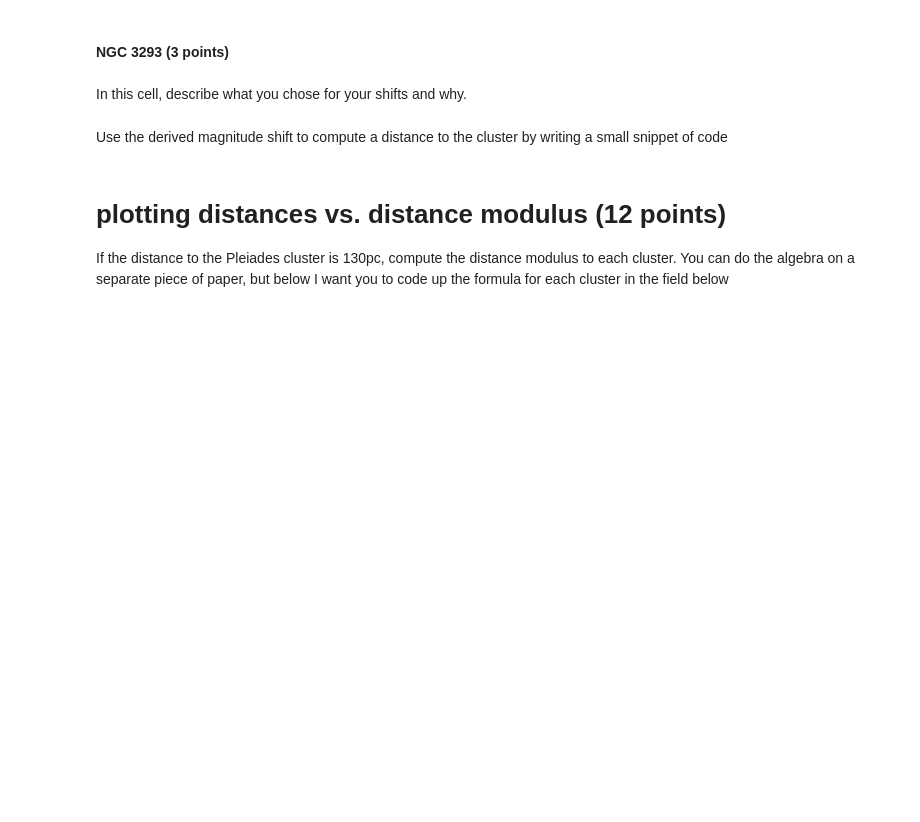
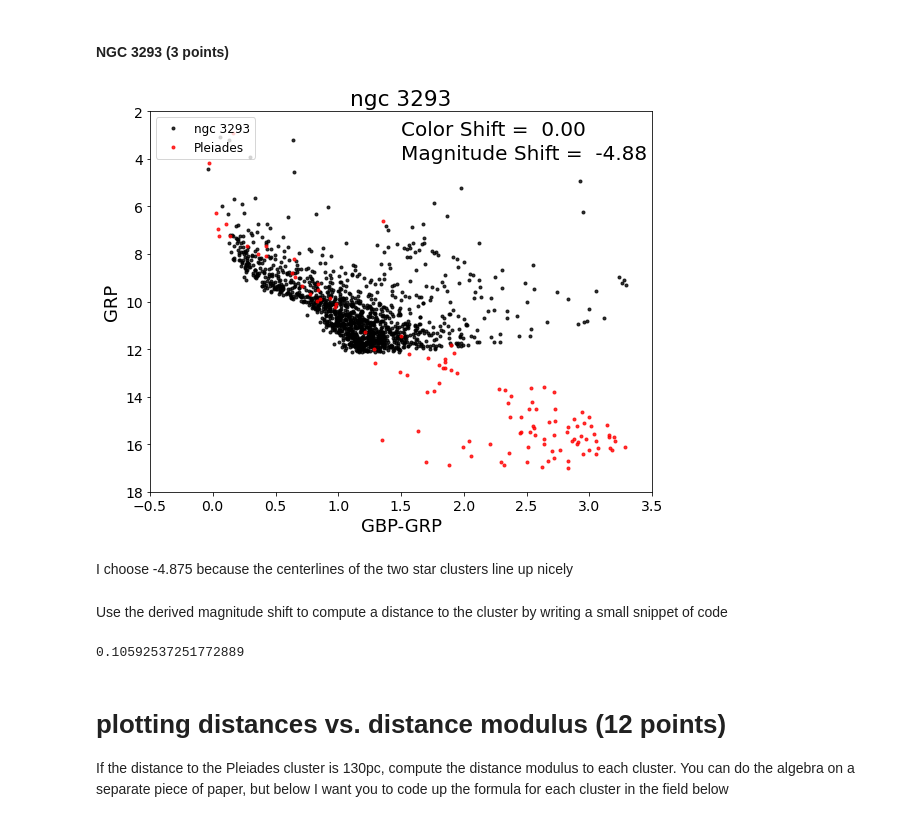
Before and after one commit to weslumundo/CMD_distmod_student, a Jupyter notebook: cluster_plot_student.ipynb, the cells around one changed output. Saved outputs shown, nothing was run; the diff lists cells and outputs as text; code cells hidden in the pictures; blank space fills up the shorter version.

```diff
--- a/cluster_plot_student.ipynb
+++ b/cluster_plot_student.ipynb
@@ -97,9 +110,11 @@ print(dist_ratio_ngc6231)
 # %% [markdown]
 #### NGC 3293  (3 points)
 # %%
-cp.cmdplot(clustname='NGC 3293',magshift=0.0,colshift=0.0)
+cp.cmdplot(clustname='ngc 3293',magshift=-4.875,colshift=0.0)
+# %% [output]
+[figure, added]
-# %% [markdown]
-In this cell, describe what you chose for your shifts and why.
+# %% [markdown]
+I choose -4.875 because the centerlines of the two star clusters line up nicely
 # %% [markdown]
 Use the derived magnitude shift to compute a distance to the cluster by writing a small snippet of code
 # %%
@@ -108,12 +123,14 @@ Use the derived magnitude shift to compute a distance to the cluster by writing
 #### Write code here.
 
 # enter your calculated shift here
-shift_ngc3293 =
+shift_ngc3293 = -4.875
 
 # Assuming the distance to M45 is 130pc write an code expression that converts your shift into the ratio of the distances
 #the Pleiades to this cluster
-dist_ratio_ngc3293 =
+dist_ratio_ngc3293 = 10**(shift_ngc3293/5)
 print(dist_ratio_ngc3293)
+# %% [output]
+0.10592537251772889
 # %% [markdown]
 # plotting distances vs. distance modulus  (12 points)
 If the distance to the Pleiades cluster is 130pc, compute the distance modulus to each cluster.  You can do the algebra on a separate piece of paper, but below I want you to code up the formula for each cluster in the field below
```
Also changed, not shown: parts of 15 cells of this notebook.
